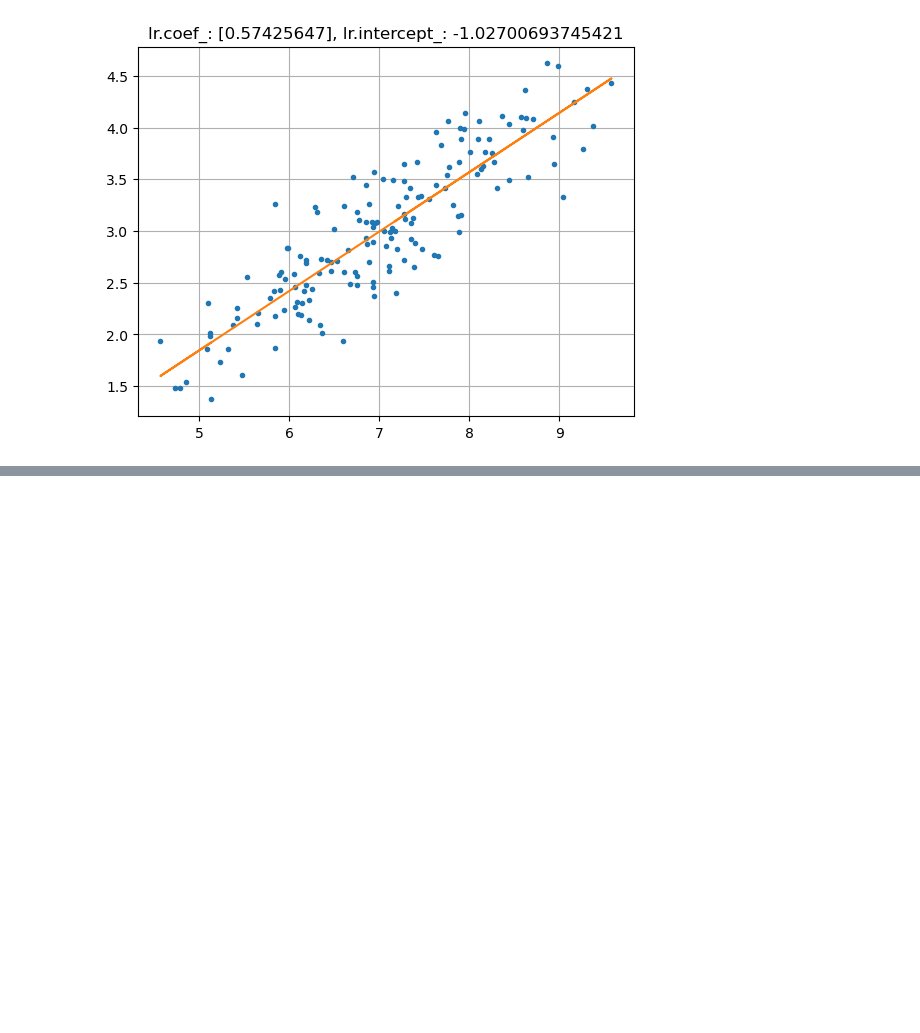
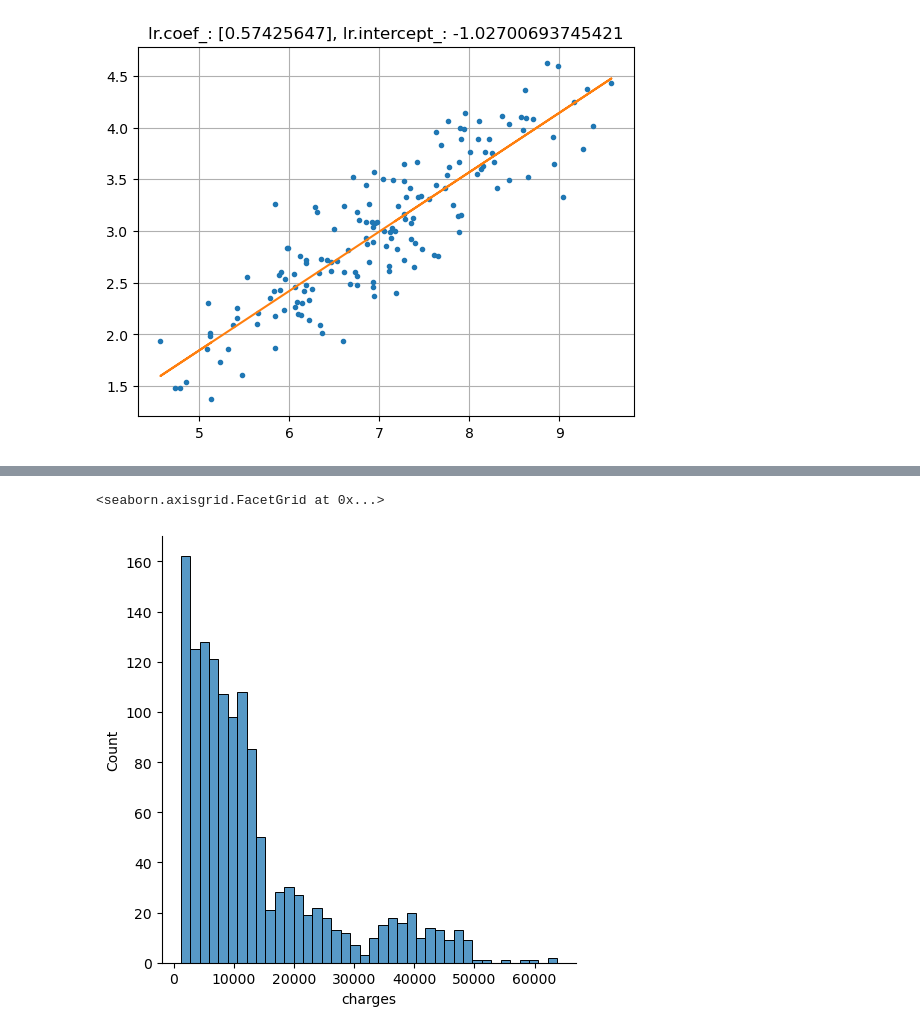
Before and after one commit to sandra-biology/Data-Analytics-A, a Jupyter notebook: Linear regression practice.ipynb, the cells around one changed output, grey strips where cells are left out. Saved outputs shown, nothing was run; the diff lists cells and outputs as text; code cells hidden in the pictures; blank space fills up the shorter version.

```diff
--- a/Linear regression practice.ipynb
+++ b/Linear regression practice.ipynb
@@ -84,0 +195,5 @@ rmse: 11.945715223570827
+# %%
+sns.displot(data=medical_df, x='charges', bins=40)
+# %% [output]
+<seaborn.axisgrid.FacetGrid at 0x...>
+[figure, added]
```
Also changed, not shown: parts of 60 cells of this notebook.
